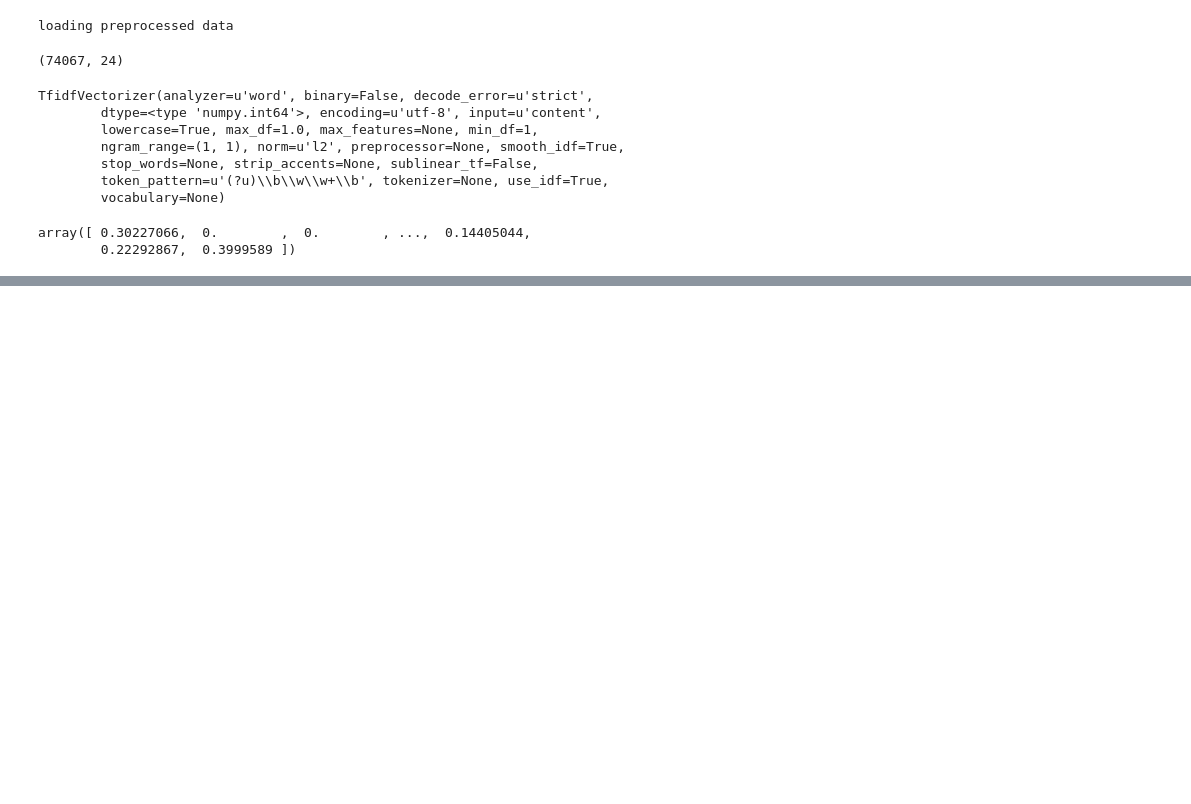
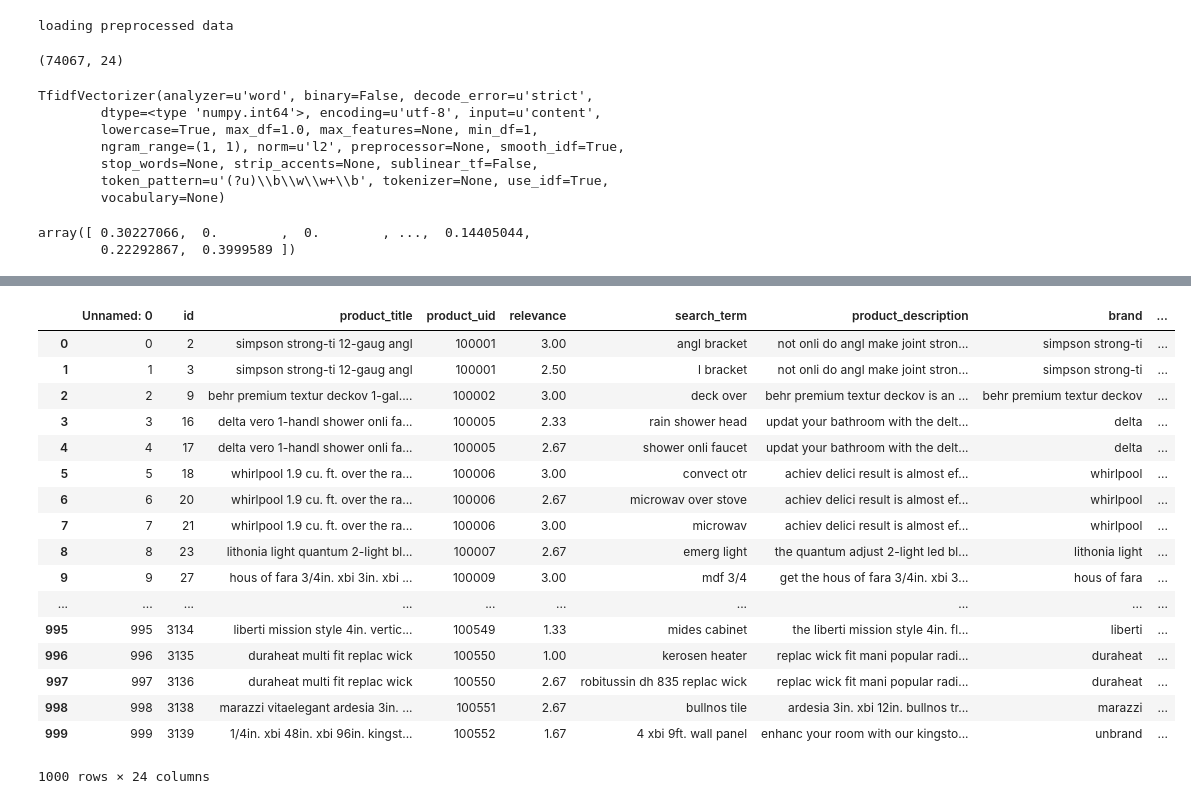
Before and after one commit to rupchap/homedepot, a Jupyter notebook: testing.ipynb, the cells around one changed output, grey strips where cells are left out. Cells and saved outputs as stored; diff of their text form; code cells hidden in the pictures; blank space fills up the shorter version.

```diff
--- a/testing.ipynb
+++ b/testing.ipynb
@@ -50,0 +74,23 @@ array([ 0.30227066,  0.        ,  0.        , ...,  0.14405044,
+# %%
+df_short = df_all[:1000]
+# %%
+df_short
+# %% [output]
+|  | Unnamed: 0 | id | product_title | product_uid | relevance | search_term | product_description | brand | ... |
+| 0 | 0 | 2 | simpson strong-ti 12-gaug angl | 100001 | 3.00 | angl bracket | not onli do angl make joint stron... | simpson strong-ti | ... |
+| 1 | 1 | 3 | simpson strong-ti 12-gaug angl | 100001 | 2.50 | l bracket | not onli do angl make joint stron... | simpson strong-ti | ... |
+| 2 | 2 | 9 | behr premium textur deckov 1-gal.... | 100002 | 3.00 | deck over | behr premium textur deckov is an ... | behr premium textur deckov | ... |
+| 3 | 3 | 16 | delta vero 1-handl shower onli fa... | 100005 | 2.33 | rain shower head | updat your bathroom with the delt... | delta | ... |
+| 4 | 4 | 17 | delta vero 1-handl shower onli fa... | 100005 | 2.67 | shower onli faucet | updat your bathroom with the delt... | delta | ... |
+| 5 | 5 | 18 | whirlpool 1.9 cu. ft. over the ra... | 100006 | 3.00 | convect otr | achiev delici result is almost ef... | whirlpool | ... |
+| 6 | 6 | 20 | whirlpool 1.9 cu. ft. over the ra... | 100006 | 2.67 | microwav over stove | achiev delici result is almost ef... | whirlpool | ... |
+| 7 | 7 | 21 | whirlpool 1.9 cu. ft. over the ra... | 100006 | 3.00 | microwav | achiev delici result is almost ef... | whirlpool | ... |
+| 8 | 8 | 23 | lithonia light quantum 2-light bl... | 100007 | 2.67 | emerg light | the quantum adjust 2-light led bl... | lithonia light | ... |
+| 9 | 9 | 27 | hous of fara 3/4in. xbi 3in. xbi ... | 100009 | 3.00 | mdf 3/4 | get the hous of fara 3/4in. xbi 3... | hous of fara | ... |
+| ... | ... | ... | ... | ... | ... | ... | ... | ... | ... |
+| 995 | 995 | 3134 | liberti mission style 4in. vertic... | 100549 | 1.33 | mides cabinet | the liberti mission style 4in. fl... | liberti | ... |
+| 996 | 996 | 3135 | duraheat multi fit replac wick | 100550 | 1.00 | kerosen heater | replac wick fit mani popular radi... | duraheat | ... |
+| 997 | 997 | 3136 | duraheat multi fit replac wick | 100550 | 2.67 | robitussin dh 835 replac wick | replac wick fit mani popular radi... | duraheat | ... |
+| 998 | 998 | 3138 | marazzi vitaelegant ardesia 3in. ... | 100551 | 2.67 | bullnos tile | ardesia 3in. xbi 12in. bullnos tr... | marazzi | ... |
+| 999 | 999 | 3139 | 1/4in. xbi 48in. xbi 96in. kingst... | 100552 | 1.67 | 4 xbi 9ft. wall panel | enhanc your room with our kingsto... | unbrand | ... |
+1000 rows × 24 columns
```
Also changed, not shown: parts of 6 cells of this notebook.
